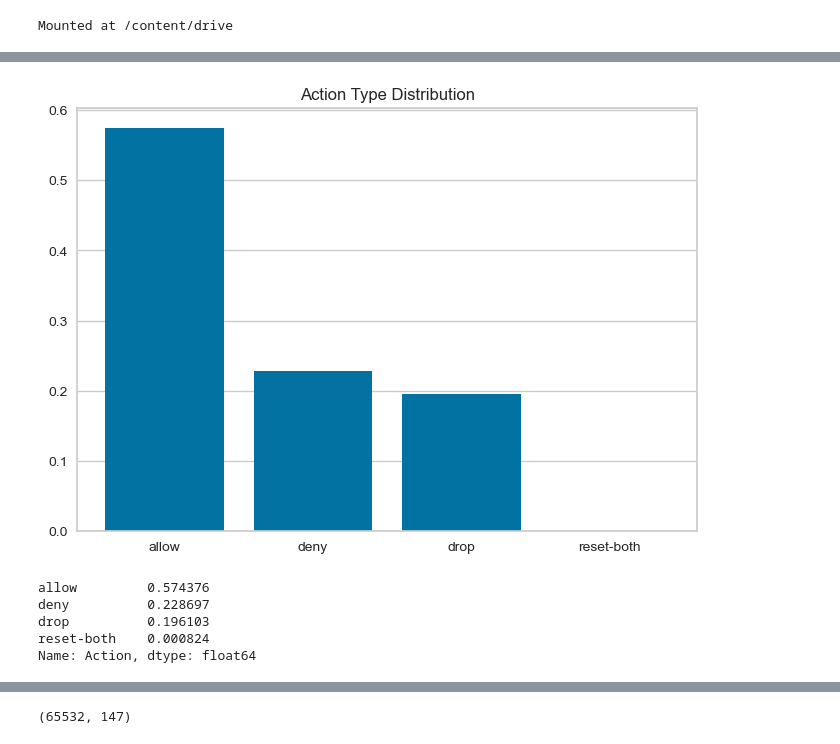
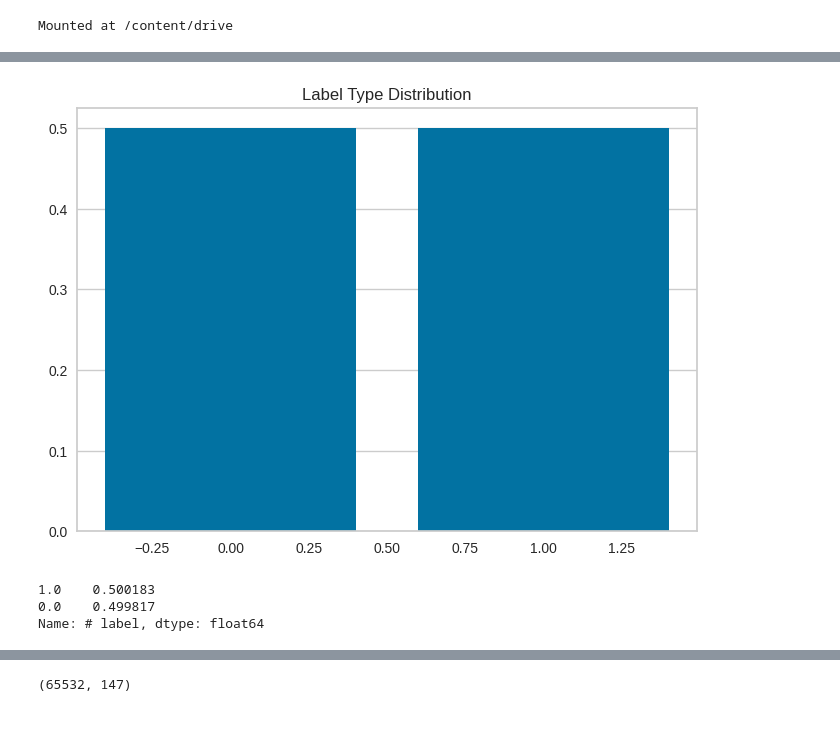
Before and after one commit to KendallScott/QTW, a Jupyter notebook: Case Study 6/Case_Study_6.ipynb, the cells around one changed output, grey strips where cells are left out. Cells and saved outputs as stored; diff of their text form; code cells hidden in the pictures.

```diff
--- a/Case Study 6/Case_Study_6.ipynb
+++ b/Case Study 6/Case_Study_6.ipynb
@@ -71,3 +67,0 @@ Port is like an address that allows connection like a tv channel.
-# %%
-df = pd.read_csv("https://raw.githubusercontent.com/KendallScott/QTW/main/Case%20Study%205/log2.csv")
-df
@@ -119,15 +98,15 @@ df.head()
+# %%
+df = df.drop(columns=['f25'])
 # %%
-plt.bar(df['Action'].value_counts(normalize=True).index,df['Action'].value_counts(normalize=True))
+plt.bar(df['# label'].value_counts(normalize=True).index,df['# label'].value_counts(normalize=True))
 plt.grid(axis='x')
-plt.title('Action Type Distribution')
+plt.title('Label Type Distribution')
 plt.show()
 # %% [output]
-[figure, old version]
+[figure, new version]
 # %%
-df['Action'].value_counts(normalize=True)
+df['# label'].value_counts(normalize=True)
 # %% [output]
-allow         0.574376
-deny          0.228697
-drop          0.196103
-reset-both    0.000824
-Name: Action, dtype: float64
+1.0    0.500183
+0.0    0.499817
+Name: # label, dtype: float64
```
Also changed, not shown: parts of 31 cells of this notebook.
